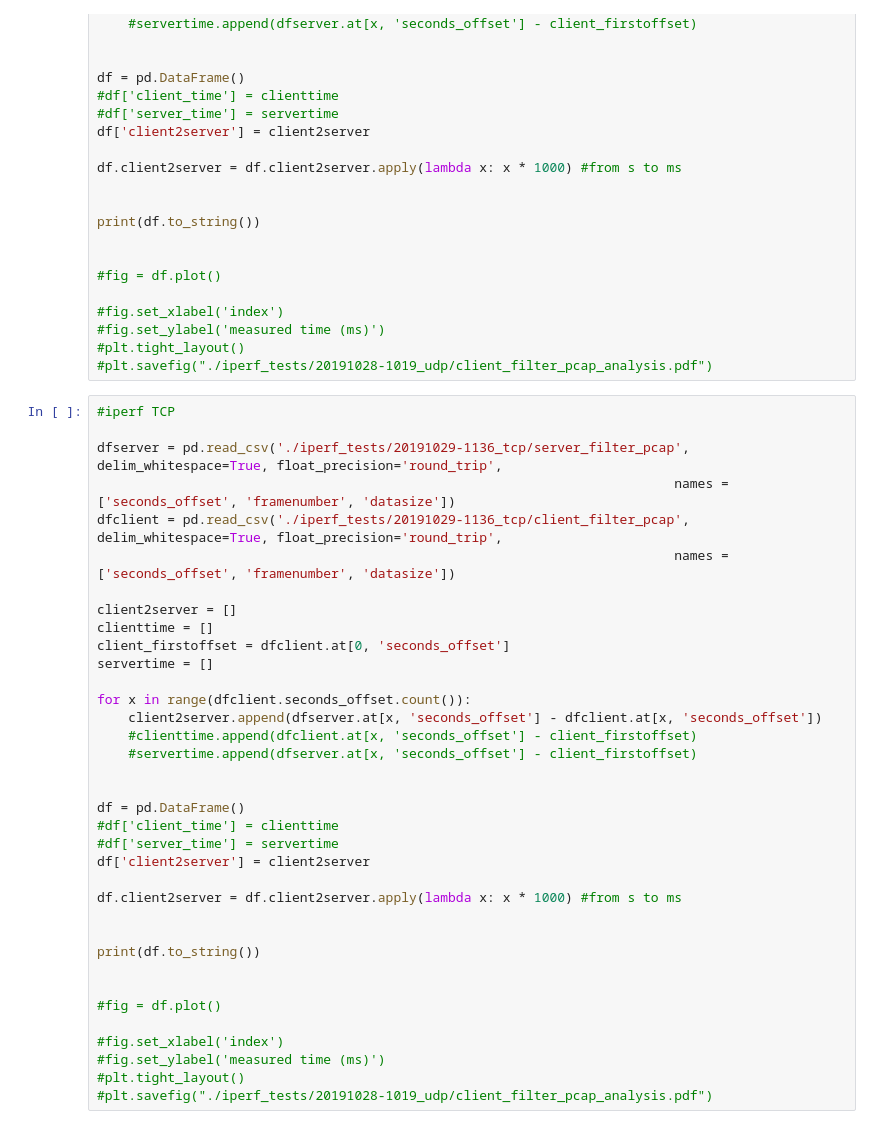
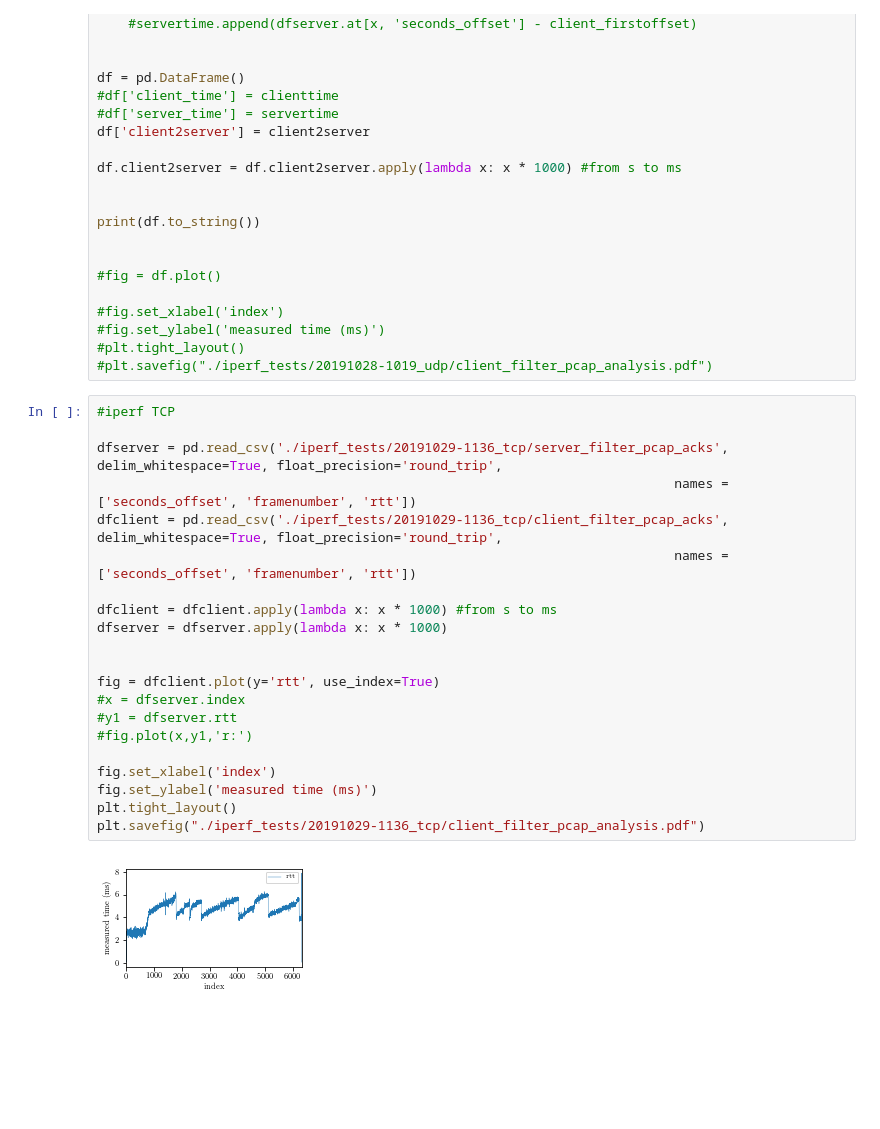
Before and after one commit to Timo2907/picoquic, a Jupyter notebook: experiments/wifi-experiments/results/eval_plot.ipynb, the cells around one changed output. Saved outputs shown, nothing was run; the diff lists cells and outputs as text; blank space fills up the shorter version.

```diff
--- a/experiments/wifi-experiments/results/eval_plot.ipynb
+++ b/experiments/wifi-experiments/results/eval_plot.ipynb
@@ -533,36 +620,23 @@ print(df.to_string())
 # %%
 #iperf TCP
 
-dfserver = pd.read_csv('./iperf_tests/20191029-1136_tcp/server_filter_pcap', delim_whitespace=True, float_precision='round_trip',
-                                                                          names = ['seconds_offset', 'framenumber', 'datasize'])
-dfclient = pd.read_csv('./iperf_tests/20191029-1136_tcp/client_filter_pcap', delim_whitespace=True, float_precision='round_trip',
-                                                                          names = ['seconds_offset', 'framenumber', 'datasize'])
+dfserver = pd.read_csv('./iperf_tests/20191029-1136_tcp/server_filter_pcap_acks', delim_whitespace=True, float_precision='round_trip',
+                                                                          names = ['seconds_offset', 'framenumber', 'rtt'])
+dfclient = pd.read_csv('./iperf_tests/20191029-1136_tcp/client_filter_pcap_acks', delim_whitespace=True, float_precision='round_trip',
+                                                                          names = ['seconds_offset', 'framenumber', 'rtt'])
 
-client2server = []
-clienttime = []
-client_firstoffset = dfclient.at[0, 'seconds_offset']
-servertime = []
-
-for x in range(dfclient.seconds_offset.count()):
-    client2server.append(dfserver.at[x, 'seconds_offset'] - dfclient.at[x, 'seconds_offset'])
-    #clienttime.append(dfclient.at[x, 'seconds_offset'] - client_firstoffset)
-    #servertime.append(dfserver.at[x, 'seconds_offset'] - client_firstoffset)
+dfclient = dfclient.apply(lambda x: x * 1000) #from s to ms
+dfserver = dfserver.apply(lambda x: x * 1000)
 
 
-df = pd.DataFrame()
-#df['client_time'] = clienttime
-#df['server_time'] = servertime
-df['client2server'] = client2server
+fig = dfclient.plot(y='rtt', use_index=True)
+#x = dfserver.index
+#y1 = dfserver.rtt
+#fig.plot(x,y1,'r:')
 
-df.client2server = df.client2server.apply(lambda x: x * 1000) #from s to ms
-
-
-print(df.to_string())
-
-
-#fig = df.plot()
-
-#fig.set_xlabel('index')
-#fig.set_ylabel('measured time (ms)')
-#plt.tight_layout()
-#plt.savefig("./iperf_tests/20191028-1019_udp/client_filter_pcap_analysis.pdf")
+fig.set_xlabel('index')
+fig.set_ylabel('measured time (ms)')
+plt.tight_layout()
+plt.savefig("./iperf_tests/20191029-1136_tcp/client_filter_pcap_analysis.pdf")
+# %% [output]
+[figure, added]
```
Also changed, not shown: parts of 2 cells of this notebook, 9 other files.
